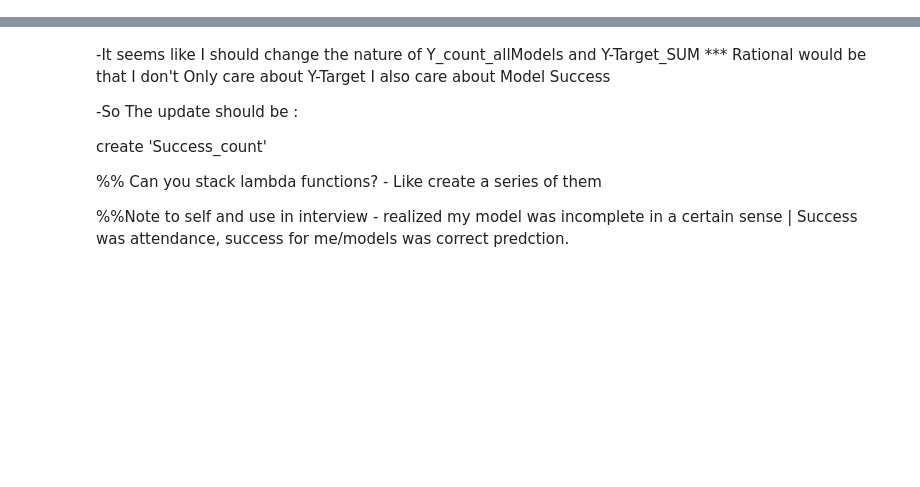
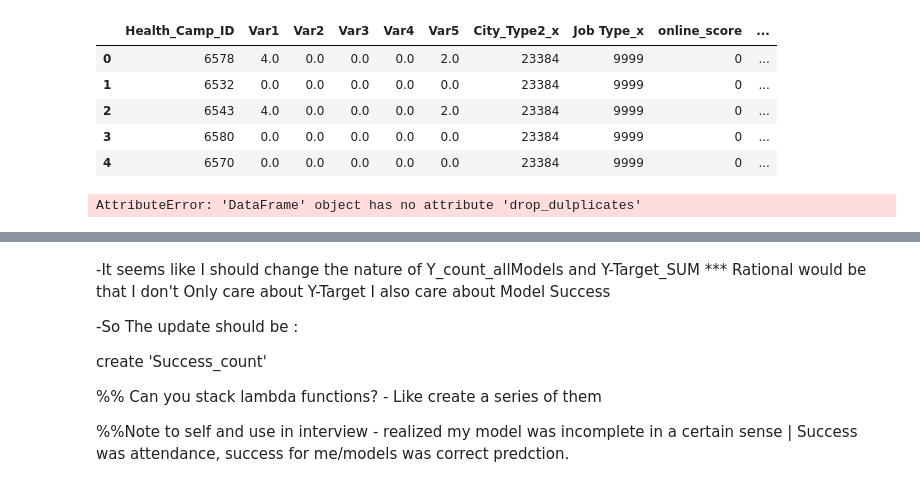
Before and after one commit to AChezick/Capstone2, a Jupyter notebook: Notebooks/Phase_4_AB.ipynb, the cells around one changed output, grey strips where cells are left out. Drawn from its saved outputs; the diff is of its cells as text; code cells hidden in the pictures; blank space fills up the shorter version.

```diff
--- a/Notebooks/Phase_4_AB.ipynb
+++ b/Notebooks/Phase_4_AB.ipynb
@@ -12,3 +18,3 @@ import statsmodels.api as sm
 # %%
-pat = pd.read_csv('/home/allen/Galva/capstones/capstone2/data/patient_df.csv')
+df_withID = pd.read_csv('/home/allen/Galva/capstones/capstone2/data/ready12_24_train.csv')
 # %%
@@ -42,0 +31,14 @@ dict_items([('9999', 60075), ('Others', 2239), ('Technology', 3533), ('Consultin
+# %%
+df_withID.head()
+# %% [output]
+|  | Health_Camp_ID | Var1 | Var2 | Var3 | Var4 | Var5 | City_Type2_x | Job Type_x | online_score | ... |
+| 0 | 6578 | 4.0 | 0.0 | 0.0 | 0.0 | 2.0 | 23384 | 9999 | 0 | ... |
+| 1 | 6532 | 0.0 | 0.0 | 0.0 | 0.0 | 0.0 | 23384 | 9999 | 0 | ... |
+| 2 | 6543 | 4.0 | 0.0 | 0.0 | 0.0 | 2.0 | 23384 | 9999 | 0 | ... |
+| 3 | 6580 | 0.0 | 0.0 | 0.0 | 0.0 | 0.0 | 23384 | 9999 | 0 | ... |
+| 4 | 6570 | 0.0 | 0.0 | 0.0 | 0.0 | 0.0 | 23384 | 9999 | 0 | ... |
+# %%
+camp_loc={}
+df2 =   df_withID.drop_dulplicates(['City_Type2_x','Health_Camp_ID'])
+# %% [output]
+AttributeError: 'DataFrame' object has no attribute 'drop_dulplicates'
```
Also changed, not shown: parts of 53 cells of this notebook, 4 other files.
